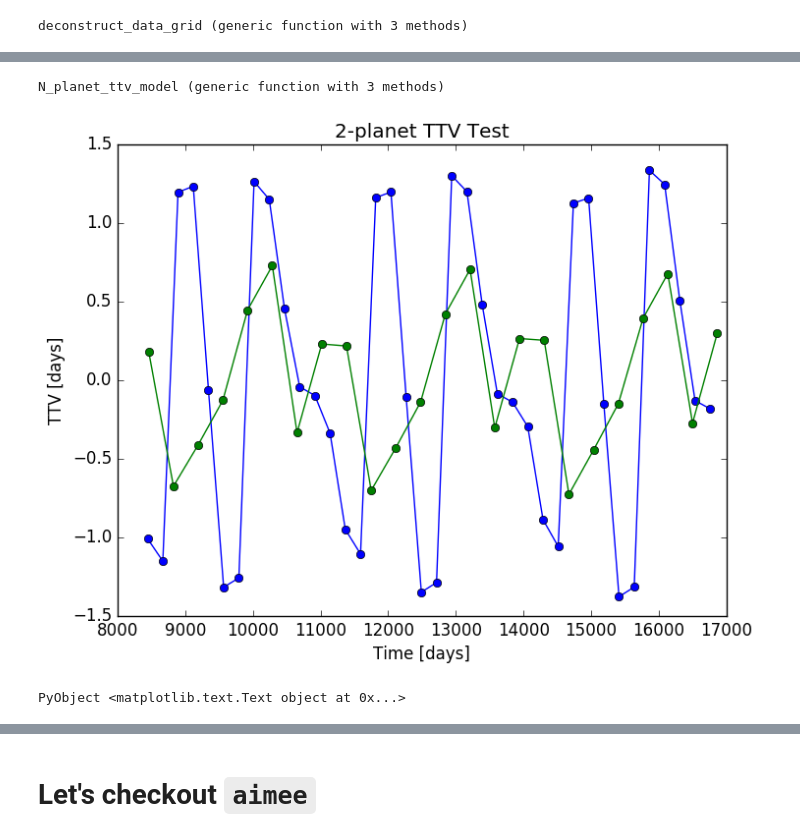
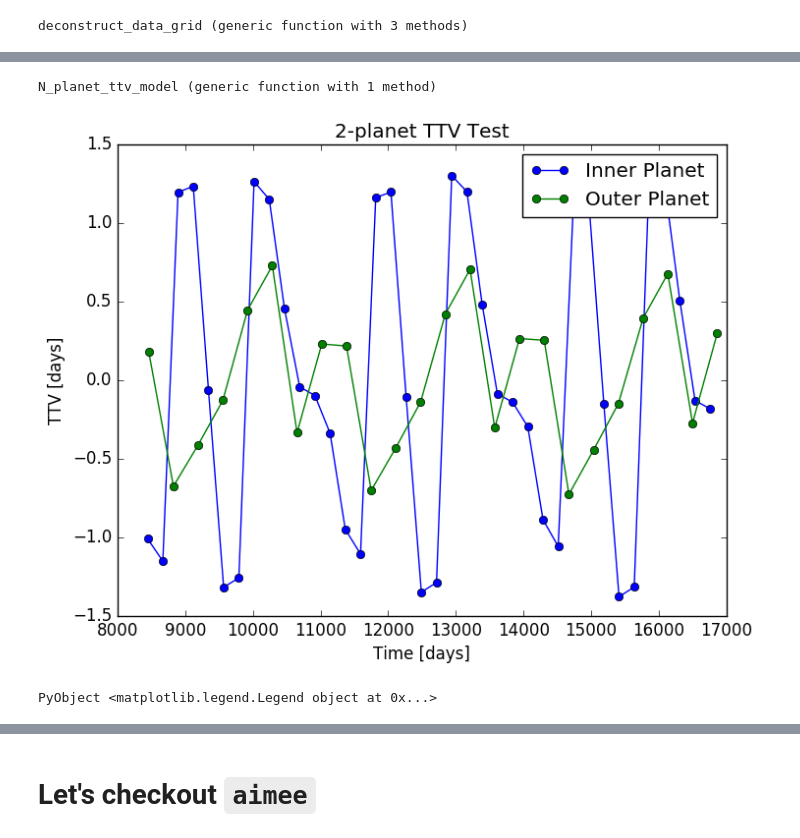
Before and after one commit to jlustigy/ExoJulia, a Jupyter notebook: Homework/hw4/Jake_Dave/hw4_dev.ipynb, the cells around one changed output, grey strips where cells are left out. Saved outputs shown, nothing was run; the diff lists cells and outputs as text; code cells hidden in the pictures.

```diff
--- a/Homework/hw4/Jake_Dave/hw4_dev.ipynb
+++ b/Homework/hw4/Jake_Dave/hw4_dev.ipynb
@@ -94,9 +154,12 @@ planet_test = TTVFaster.Planet_plane_hk(MpMs2, P2, t02, esw2, ecw2)
 p0 = [MpMs1,P1,t01,esw1,ecw1,MpMs2,P2,t02,esw2,ecw2];
 # %%
 function construct_planets(params::Vector)
+
+    # NOTE: 5 model parameters per planet
+
     if mod(length(params), 5) != 0
         println("Incompatible Number of Params. Must be multiple of 5!")
-        return Inf
+        return nothing
     else
         N = Int(length(params) / 5)
         # Construct Planet grid
@@ -228,17 +304,21 @@ two_planet_ttv_model (generic function with 2 methods)
 # %%
-function N_planet_ttv_model(data::Array{Float64,2}, params::Vector)
+function N_planet_ttv_model(data::Array{Float64,2},
+                            params::Vector)
+    # This model computes the TTV signal of all specified planets,
+    # due to all other planets.
+    # Returns a list of transit times arrays for all transiting planets.
 
     # Number of planets
     N =  length(data[1,:])
 
-    # Create list of ttv model data, initialized with zeros.
+    # Create list for ttv model data, initialized with zeros.
     # Also returns boolean list for "if transiting?"
     ttv_list, transiting = deconstruct_data_grid(data; return_data=false)
 
     # Construct planet grid from params
     planets = construct_planets(params)
 
-    # Loop over N(N-1) planets (No double counting),
+    # Loop over N(N-1) planets (no double counting),
     # sum planet ttv contributions due to all other planets
     for i=1:N
         for j=(i+1):N
@@ -258,7 +338,7 @@ function N_planet_ttv_model(data::Array{Float64,2}, params::Vector)
             # Call two-planet ttv
             ttvi, ttvj = two_planet_ttv_model(ti, tj, planets[i], planets[j])
 
-            # Sum ttvs if transiting
+            # Sum ttvs, if transiting
             if transiting[i]
                 ttv_list[i] = ttv_list[i] .+ ttvi
             end
@@ -269,18 +349,33 @@ function N_planet_ttv_model(data::Array{Float64,2}, params::Vector)
         end
     end
 
-    return ttv_list
+    # Convert TTVs to transit times for data-model comparison
+    times_list = []
+    # For each planet,
+    for i=1:N
+        # If transiting,
+        if transiting[i]
+            # Convert TTVs to transit times
+            tmp = times_from_ttvs(ttv_list[i], planets[i].period, data[1,i])
+            # Push to times list
+            push!(times_list, tmp)
+        end
+    end
+
+    # Return list of transit times for all transiting planets
+    return times_list
 end
 # %% [output]
-N_planet_ttv_model (generic function with 3 methods)
+N_planet_ttv_model (generic function with 1 method)
 # %%
 # Test two planet ttv model
 ttv1, ttv2 = two_planet_ttv_model(time1, time2, planets_test[1], planets_test[2]);
-plot(time1, ttv1, "o-")
-plot(time2, ttv2, "o-")
+plot(time1, ttv1, "o-", label="Inner Planet")
+plot(time2, ttv2, "o-", label="Outer Planet")
 title("2-planet TTV Test")
 xlabel("Time [days]")
 ylabel("TTV [days]")
+legend(loc=1)
 # %% [output]
-[figure, old version]
+[figure, new version]
-PyObject <matplotlib.text.Text object at 0x...>
+PyObject <matplotlib.legend.Legend object at 0x...>
```
Also changed, not shown: parts of 70 cells of this notebook.
